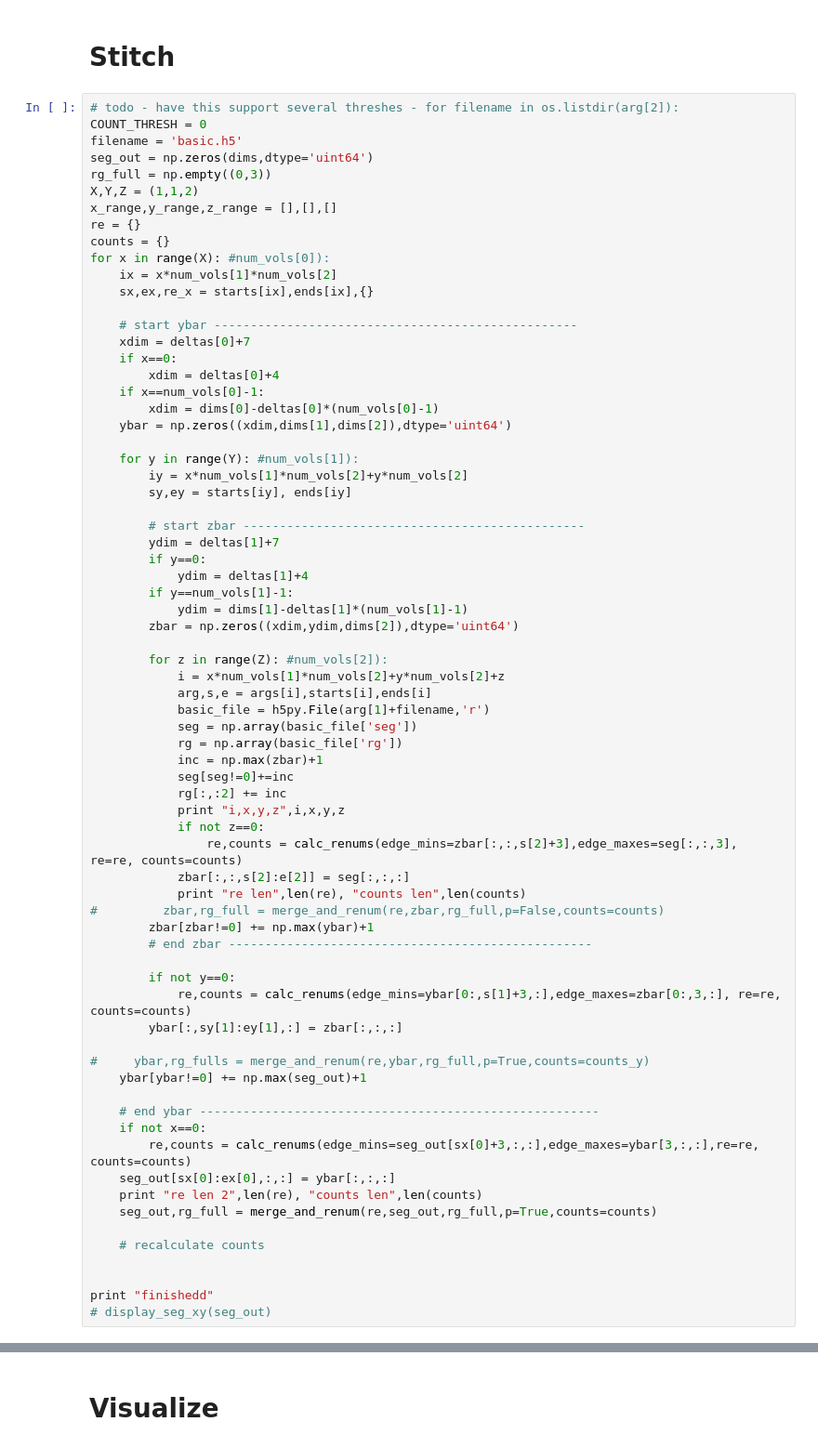
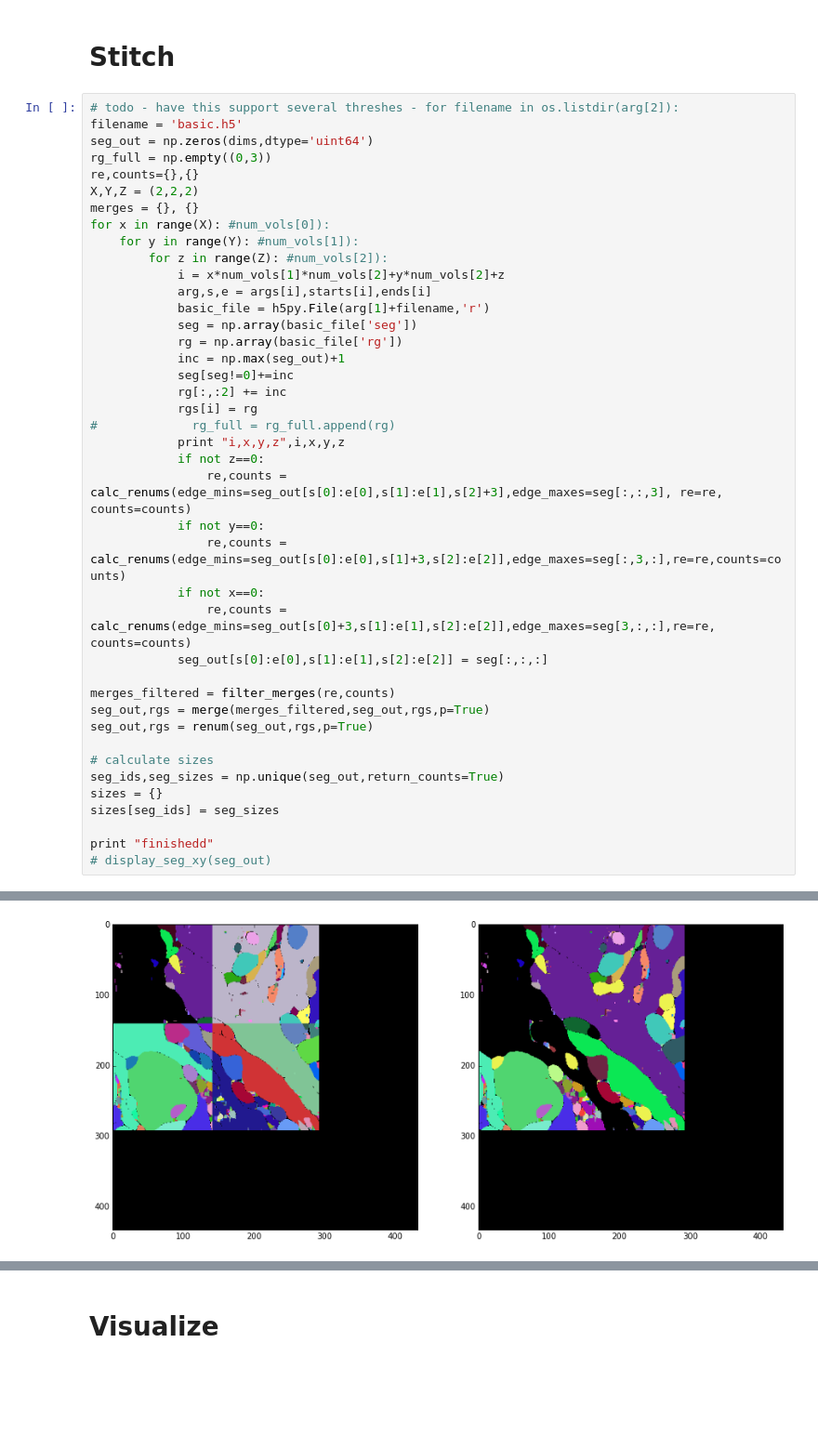
Before and after one commit to csinva/conv-net-scripts, a Jupyter notebook: src_cython/par_tests_3.ipynb, the cells around one changed output, grey strips where cells are left out. Shown at 93% size. Saved outputs shown, nothing was run; the diff lists cells and outputs as text; blank space fills up the shorter version.

Commit message:
refarctored merge, renum

```diff
--- a/src_cython/par_tests_3.ipynb
+++ b/src_cython/par_tests_3.ipynb
@@ -131,72 +96,42 @@ finished /nobackup/turaga/singhc/par_zwshed_3/141_0_0_vll/ watershed
 # Stitch
 # %%
 # todo - have this support several threshes - for filename in os.listdir(arg[2]):
-COUNT_THRESH = 0
 filename = 'basic.h5'
 seg_out = np.zeros(dims,dtype='uint64')
 rg_full = np.empty((0,3))
-X,Y,Z = (1,1,2)
-x_range,y_range,z_range = [],[],[]
-re = {}
-counts = {}
+re,counts={},{}
+X,Y,Z = (2,2,2)
+merges = {}, {}
 for x in range(X): #num_vols[0]):
-    ix = x*num_vols[1]*num_vols[2]
-    sx,ex,re_x = starts[ix],ends[ix],{}
-
-    # start ybar --------------------------------------------------
-    xdim = deltas[0]+7
-    if x==0:
-        xdim = deltas[0]+4
-    if x==num_vols[0]-1:
-        xdim = dims[0]-deltas[0]*(num_vols[0]-1)
-    ybar = np.zeros((xdim,dims[1],dims[2]),dtype='uint64')
-
     for y in range(Y): #num_vols[1]):
-        iy = x*num_vols[1]*num_vols[2]+y*num_vols[2]
-        sy,ey = starts[iy], ends[iy]
-
-        # start zbar -----------------------------------------------
-        ydim = deltas[1]+7
-        if y==0:
-            ydim = deltas[1]+4
-        if y==num_vols[1]-1:
-            ydim = dims[1]-deltas[1]*(num_vols[1]-1)
-        zbar = np.zeros((xdim,ydim,dims[2]),dtype='uint64')
-
         for z in range(Z): #num_vols[2]):
             i = x*num_vols[1]*num_vols[2]+y*num_vols[2]+z
             arg,s,e = args[i],starts[i],ends[i]
             basic_file = h5py.File(arg[1]+filename,'r')
             seg = np.array(basic_file['seg'])
             rg = np.array(basic_file['rg'])
-            inc = np.max(zbar)+1
+            inc = np.max(seg_out)+1
             seg[seg!=0]+=inc
             rg[:,:2] += inc
+            rgs[i] = rg
+#             rg_full = rg_full.append(rg)
             print "i,x,y,z",i,x,y,z
             if not z==0:
-                re,counts = calc_renums(edge_mins=zbar[:,:,s[2]+3],edge_maxes=seg[:,:,3], re=re, counts=counts)
-            zbar[:,:,s[2]:e[2]] = seg[:,:,:]
-            print "re len",len(re), "counts len",len(counts)
-#         zbar,rg_full = merge_and_renum(re,zbar,rg_full,p=False,counts=counts)
-        zbar[zbar!=0] += np.max(ybar)+1
-        # end zbar --------------------------------------------------
+                re,counts = calc_renums(edge_mins=seg_out[s[0]:e[0],s[1]:e[1],s[2]+3],edge_maxes=seg[:,:,3], re=re, counts=counts)
+            if not y==0:
+                re,counts = calc_renums(edge_mins=seg_out[s[0]:e[0],s[1]+3,s[2]:e[2]],edge_maxes=seg[:,3,:],re=re,counts=counts)
+            if not x==0:
+                re,counts = calc_renums(edge_mins=seg_out[s[0]+3,s[1]:e[1],s[2]:e[2]],edge_maxes=seg[3,:,:],re=re, counts=counts)
+            seg_out[s[0]:e[0],s[1]:e[1],s[2]:e[2]] = seg[:,:,:]
 
-        if not y==0:
-            re,counts = calc_renums(edge_mins=ybar[0:,s[1]+3,:],edge_maxes=zbar[0:,3,:], re=re, counts=counts)
-        ybar[:,sy[1]:ey[1],:] = zbar[:,:,:]
+merges_filtered = filter_merges(re,counts)
+seg_out,rgs = merge(merges_filtered,seg_out,rgs,p=True)
+seg_out,rgs = renum(seg_out,rgs,p=True)
 
-#     ybar,rg_fulls = merge_and_renum(re,ybar,rg_full,p=True,counts=counts_y)
-    ybar[ybar!=0] += np.max(seg_out)+1
-
-    # end ybar -------------------------------------------------------
-    if not x==0:
-        re,counts = calc_renums(edge_mins=seg_out[sx[0]+3,:,:],edge_maxes=ybar[3,:,:],re=re, counts=counts)
-    seg_out[sx[0]:ex[0],:,:] = ybar[:,:,:]
-    print "re len 2",len(re), "counts len",len(counts)
-    seg_out,rg_full = merge_and_renum(re,seg_out,rg_full,p=True,counts=counts)
-
-    # recalculate counts
-
+# calculate sizes
+seg_ids,seg_sizes = np.unique(seg_out,return_counts=True)
+sizes = {}
+sizes[seg_ids] = seg_sizes
 
 print "finishedd"
 # display_seg_xy(seg_out)
@@ -207,0 +151 @@ re len
+[figure, new version]
```
Also changed, not shown: parts of 7 cells of this notebook.
